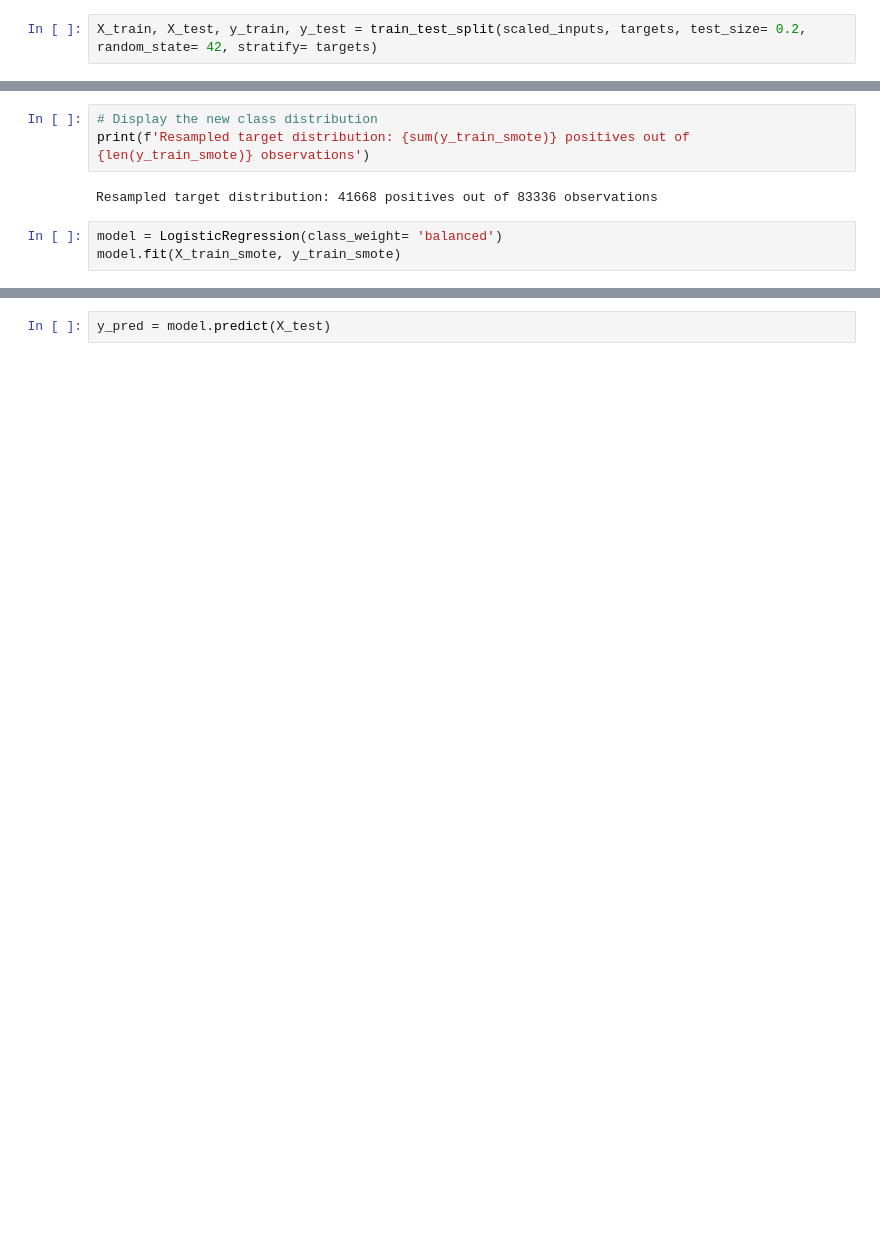
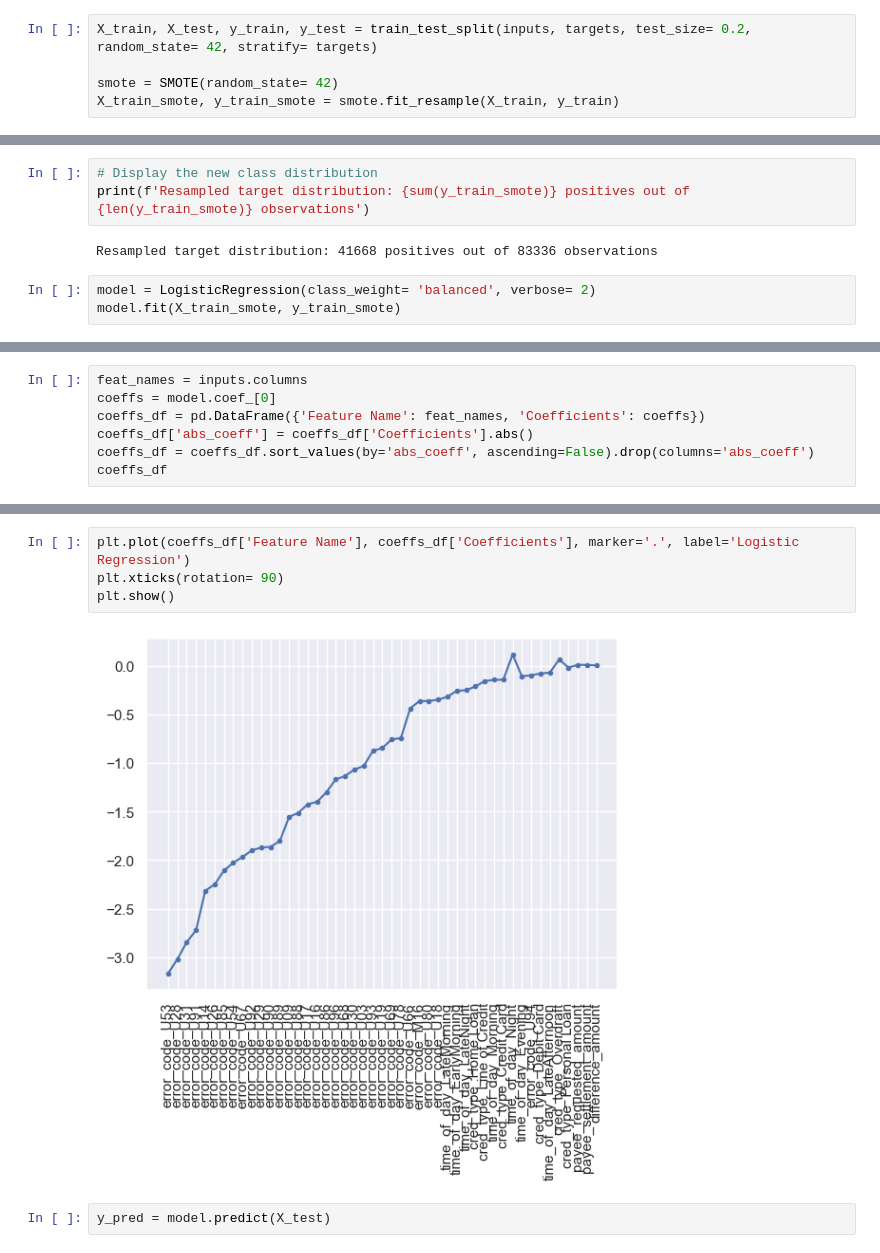
Before and after one commit to jadiasoham/Financial-Fraud-Detection, a Jupyter notebook: predictive_modeling.ipynb, the cells around one changed output, grey strips where cells are left out. Cells and saved outputs as stored; diff of their text form; blank space fills up the shorter version.

```diff
--- a/predictive_modeling.ipynb
+++ b/predictive_modeling.ipynb
@@ -171,2 +171,5 @@ Target distribution: 3585 positives out of 55671 observations
 # %%
-X_train, X_test, y_train, y_test = train_test_split(scaled_inputs, targets, test_size= 0.2, random_state= 42, stratify= targets)
+X_train, X_test, y_train, y_test = train_test_split(inputs, targets, test_size= 0.2, random_state= 42, stratify= targets)
+
+smote = SMOTE(random_state= 42)
+X_train_smote, y_train_smote = smote.fit_resample(X_train, y_train)
@@ -179,6 +179,6 @@ print(f'Resampled target distribution: {sum(y_train_smote)} positives out of {le
 # %% [output]
 Resampled target distribution: 41668 positives out of 83336 observations
 # %%
-model = LogisticRegression(class_weight= 'balanced')
+model = LogisticRegression(class_weight= 'balanced', verbose= 2)
 model.fit(X_train_smote, y_train_smote)
 # %% [output]
@@ -185,0 +186,7 @@ LogisticRegression(class_weight='balanced')
+# %%
+feat_names = inputs.columns
+coeffs = model.coef_[0]
+coeffs_df = pd.DataFrame({'Feature Name': feat_names, 'Coefficients': coeffs})
+coeffs_df['abs_coeff'] = coeffs_df['Coefficients'].abs()
+coeffs_df = coeffs_df.sort_values(by='abs_coeff', ascending=False).drop(columns='abs_coeff')
+coeffs_df
@@ -186,2 +211,8 @@ LogisticRegression(class_weight='balanced')
+# %%
+plt.plot(coeffs_df['Feature Name'], coeffs_df['Coefficients'], marker='.', label='Logistic Regression')
+plt.xticks(rotation= 90)
+plt.show()
+# %% [output]
+[figure, added]
 # %%
 y_pred = model.predict(X_test)
```
Also changed, not shown: parts of 30 cells of this notebook.
